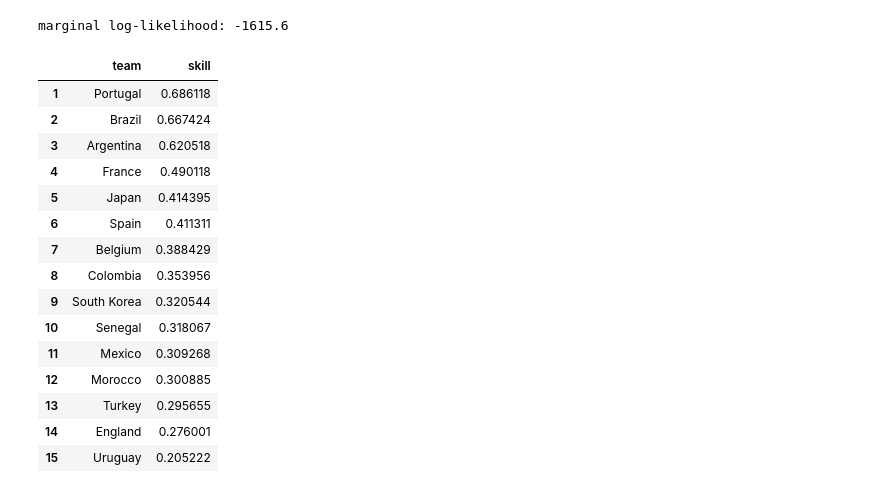
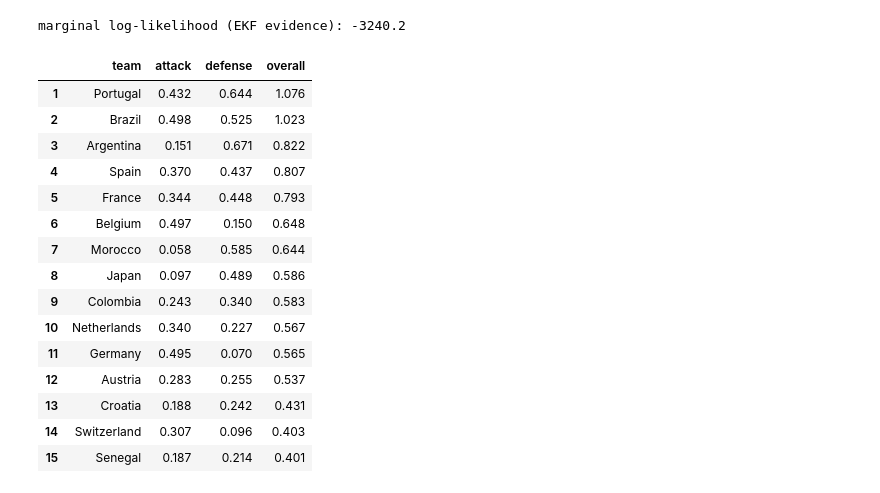
Before and after one commit to DanWaxman/dynestyx, a Jupyter notebook: docs/deep_dives/factorial_world_cup.ipynb, the cells around one changed output. Cells and saved outputs as stored; diff of their text form; code cells hidden in the pictures.

```diff
--- a/docs/deep_dives/factorial_world_cup.ipynb
+++ b/docs/deep_dives/factorial_world_cup.ipynb
@@ -132,20 +125,20 @@ years); §5 shows how to choose $\tau$ from the marginal likelihood.
 # %%
-INIT_SD = 0.6        # prior skill standard deviation
-TAU = 0.45           # skill drift rate (per sqrt-year)
-DRAW_MARGIN = 0.35   # draw propensity (epsilon)
-HOME_ADVANTAGE = 0.1
+ALPHA = 0.25       # baseline log scoring rate (exp(0.25) ~ 1.3 goals)
+BETA = -1.5         # log shared-goals correlation (lambda3 = exp(beta) ~ 0.22)
+TAU = 0.4           # attack/defense drift rate (per sqrt-year)
+SIGMA0 = 0.5        # initial attack/defense standard deviation
 
-D = 1  # scalar skill per team
+D = 2  # (attack, defense) per team
 
 
-def build_model(tau=TAU, init_sd=INIT_SD, draw_margin=DRAW_MARGIN, home_adv=HOME_ADVANTAGE):
+def build_model(tau=TAU, alpha=ALPHA, beta=BETA, sigma0=SIGMA0):
     return FactorialDynamicalModel(
-        initial_condition=dist.MultivariateNormal(jnp.zeros(D), init_sd**2 * jnp.eye(D)),
-        state_evolution=RandomWalkEvolution(tau=tau, factor_state_dim=D),
-        observation_model=MatchOutcomeObservation(
-            draw_margin=draw_margin,
-            home_advantage=home_adv,
-            factor_state_dim=D,
+        initial_condition=dist.MultivariateNormal(jnp.zeros(D), sigma0**2 * jnp.eye(D)),
+        state_evolution=RandomWalkEvolution(
+            tau=jnp.array([tau, tau]), factor_state_dim=D
+        ),
+        observation_model=BivariatePoissonScoreObservation(
+            alpha=alpha, beta=beta, factor_state_dim=D, max_goals=MAX_GOALS
         ),
         num_factors=F,
         num_local_factors=2,
@@ -173,29 +167,36 @@ The last filtered skill of each team is its current rating.
 # %%
 trace = Predictive(world_cup_model, num_samples=1)(jax.random.PRNGKey(0))
-final_skill = np.asarray(trace["skill_filtered_states_mean"][0, :, 0])  # (F,)
-print(f"marginal log-likelihood: {float(trace['skill_marginal_loglik'][0]):.1f}")
+skills = np.asarray(trace["skill_filtered_states_mean"][0])  # (F, 2)
+attack, defense = skills[:, 0], skills[:, 1]
+overall = attack + defense
+print(f"marginal log-likelihood (EKF evidence): {float(trace['skill_marginal_loglik'][0]):.1f}")
 
-order = np.argsort(final_skill)[::-1]
+order = np.argsort(overall)[::-1]
 ranking = pd.DataFrame(
-    {"team": [wc_teams[i] for i in order], "skill": final_skill[order]}
+    {
+        "team": [wc_teams[i] for i in order],
+        "attack": attack[order],
+        "defense": defense[order],
+        "overall": overall[order],
+    }
 )
 ranking.index = np.arange(1, F + 1)
-ranking.head(15)
+ranking.head(15).round(3)
 # %% [output]
-marginal log-likelihood: -1615.6
+marginal log-likelihood (EKF evidence): -3240.2
-|  | team | skill |
-| 1 | Portugal | 0.686118 |
-| 2 | Brazil | 0.667424 |
-| 3 | Argentina | 0.620518 |
-| 4 | France | 0.490118 |
-| 5 | Japan | 0.414395 |
-| 6 | Spain | 0.411311 |
-| 7 | Belgium | 0.388429 |
-| 8 | Colombia | 0.353956 |
-| 9 | South Korea | 0.320544 |
-| 10 | Senegal | 0.318067 |
-| 11 | Mexico | 0.309268 |
-| 12 | Morocco | 0.300885 |
-| 13 | Turkey | 0.295655 |
-| 14 | England | 0.276001 |
-| 15 | Uruguay | 0.205222 |
+|  | team | attack | defense | overall |
+| 1 | Portugal | 0.432 | 0.644 | 1.076 |
+| 2 | Brazil | 0.498 | 0.525 | 1.023 |
+| 3 | Argentina | 0.151 | 0.671 | 0.822 |
+| 4 | Spain | 0.370 | 0.437 | 0.807 |
+| 5 | France | 0.344 | 0.448 | 0.793 |
+| 6 | Belgium | 0.497 | 0.150 | 0.648 |
+| 7 | Morocco | 0.058 | 0.585 | 0.644 |
+| 8 | Japan | 0.097 | 0.489 | 0.586 |
+| 9 | Colombia | 0.243 | 0.340 | 0.583 |
+| 10 | Netherlands | 0.340 | 0.227 | 0.567 |
+| 11 | Germany | 0.495 | 0.070 | 0.565 |
+| 12 | Austria | 0.283 | 0.255 | 0.537 |
+| 13 | Croatia | 0.188 | 0.242 | 0.431 |
+| 14 | Switzerland | 0.307 | 0.096 | 0.403 |
+| 15 | Senegal | 0.187 | 0.214 | 0.401 |
```
Also changed, not shown: parts of 24 cells of this notebook.
